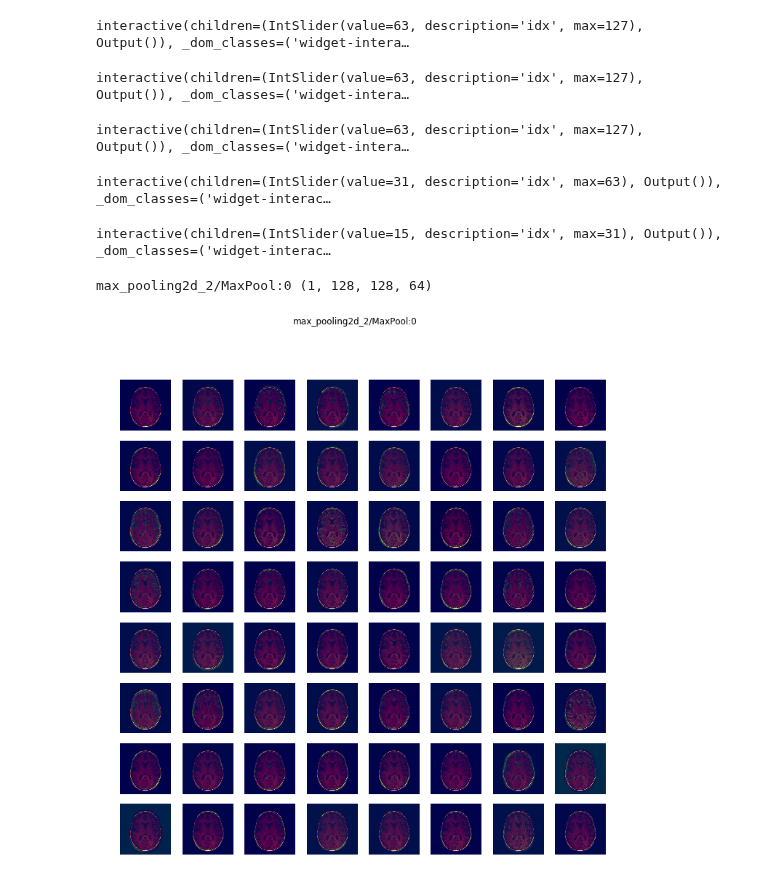
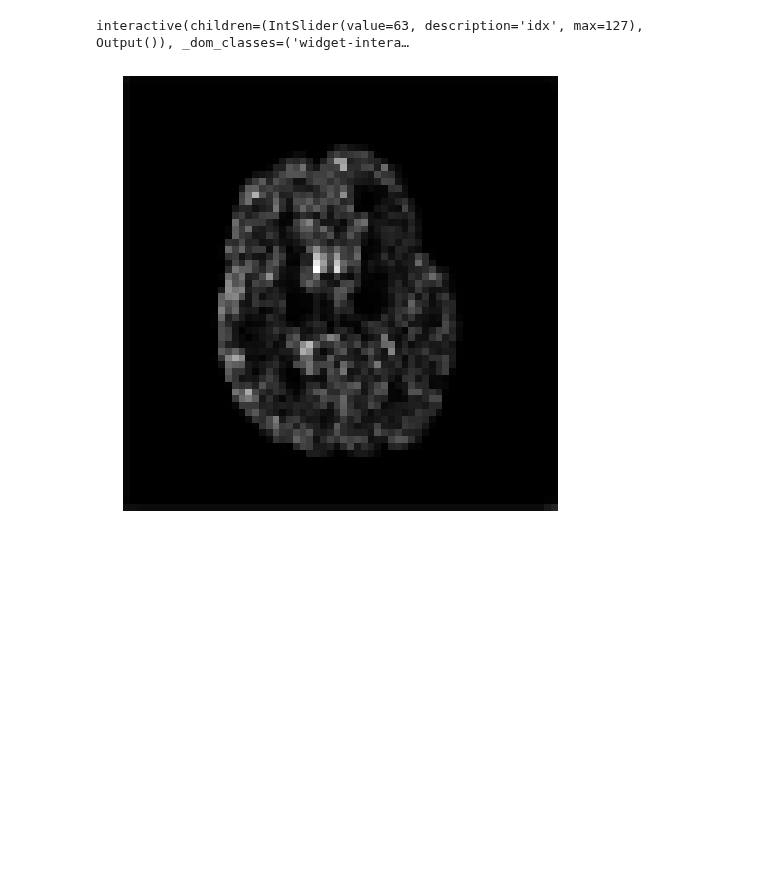
Before and after one commit to subtlemedicalinc/SubtleBoost, a Jupyter notebook: notebooks/Check-Activations.ipynb, the cells around one changed output. Drawn from its saved outputs; the diff is of its cells as text; code cells hidden in the pictures; blank space fills up the shorter version.

Commit message:
Display thresholded mask from bottleneck layer in check activations notebook

```diff
--- a/notebooks/Check-Activations.ipynb
+++ b/notebooks/Check-Activations.ipynb
@@ -152,7 +150,7 @@ conv2d_19/Relu:0 (1, 512, 512, 32)
 conv2d_20/BiasAdd:0 (1, 512, 512, 1)
 # %%
 act_subset = []
-keywords = ['max_pooling', 'up_sampling', 'conv2d_19']
+keywords = ['max_pooling', 'up_sampling', 'add_1']
 for layer_name, activation in activations:
     kw_exists = np.sum([1 if kw in layer_name else 0 for kw in keywords]) > 0
     if kw_exists:
@@ -200,53 +195,50 @@ def show_act(idx=(0, 127, 1)):
 # %% [output]
 interactive(children=(IntSlider(value=63, description='idx', max=127), Output()), _dom_classes=('widget-intera…
+# %%
+act_idx = 3
+key = list(act_subset[act_idx].keys())[0]
+activ_3 = act_subset[act_idx][key][0]
+
+
+pool = np.sum(activ_3, axis=2)
+
+t1 = pool.max() * 0.15
+t2 = pool.max() * 0.75
+th_img = np.logical_and((pool > t1), (pool < t2))
+
+
+show_img(pool)
+
+# @interact
+# def show_act(idx=(0, 127, 1)):
+#     show_img(activ_3[:, :, idx], title=key, cmap='afmhot')
+# %% [output]
+[figure, added]
 # %%
-act_idx = 3
+act_idx = 4
 key = list(act_subset[act_idx].keys())[0]
-activ_3 = act_subset[act_idx][key][0]
+activ_4 = act_subset[act_idx][key][0]
 
 @interact
 def show_act(idx=(0, 127, 1)):
-    plt.set_cmap('afmhot')
-    show_img(activ_3[:, :, idx], title=key)
+    show_img(activ_4[:, :, idx], title=key, cmap='afmhot')
-# %% [output]
-interactive(children=(IntSlider(value=63, description='idx', max=127), Output()), _dom_classes=('widget-intera…
 # %%
-act_idx = 4
+act_idx = 5
 key = list(act_subset[act_idx].keys())[0]
-activ_4 = act_subset[act_idx][key][0]
+activ_5 = act_subset[act_idx][key][0]
 
 @interact
-def show_act(idx=(0, 127, 1)):
-    plt.set_cmap('afmhot')
-    show_img(activ_4[:, :, idx], title=key)
+def show_act(idx=(0, 63, 1)):
+    show_img(activ_5[:, :, idx], title=key, cmap='afmhot')
-# %% [output]
-interactive(children=(IntSlider(value=63, description='idx', max=127), Output()), _dom_classes=('widget-intera…
 # %%
-act_idx = 5
+act_idx = 6
 key = list(act_subset[act_idx].keys())[0]
-activ_5 = act_subset[act_idx][key][0]
+activ_6 = act_subset[act_idx][key][0]
 
 @interact
-def show_act(idx=(0, 63, 1)):
-    plt.set_cmap('afmhot')
-    show_img(activ_5[:, :, idx], title=key)
+def show_act(idx=(0, 31, 1)):
+    show_img(activ_6[:, :, idx], title=key, cmap='afmhot')
-# %% [output]
-interactive(children=(IntSlider(value=31, description='idx', max=63), Output()), _dom_classes=('widget-interac…
-# %%
-act_idx = 6
-key = list(act_subset[act_idx].keys())[0]
-activ_6 = act_subset[act_idx][key][0]
-
-@interact
-def show_act(idx=(0, 31, 1)):
-    plt.set_cmap('afmhot')
-    show_img(activ_6[:, :, idx], title=key)
-# %% [output]
-interactive(children=(IntSlider(value=15, description='idx', max=31), Output()), _dom_classes=('widget-interac…
 # %%
 display_heatmaps(act_subset[1], study_data[168, 2])
-# %% [output]
-max_pooling2d_2/MaxPool:0 (1, 128, 128, 64)
-[figure, removed]
 # %%
 display_heatmaps(act_subset[6], study_data[168, 2])
```
Also changed, not shown: parts of 10 cells of this notebook.
